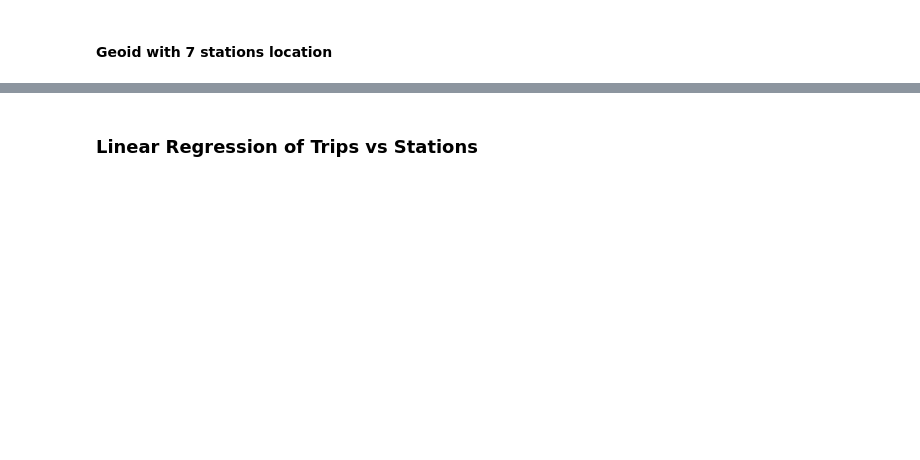
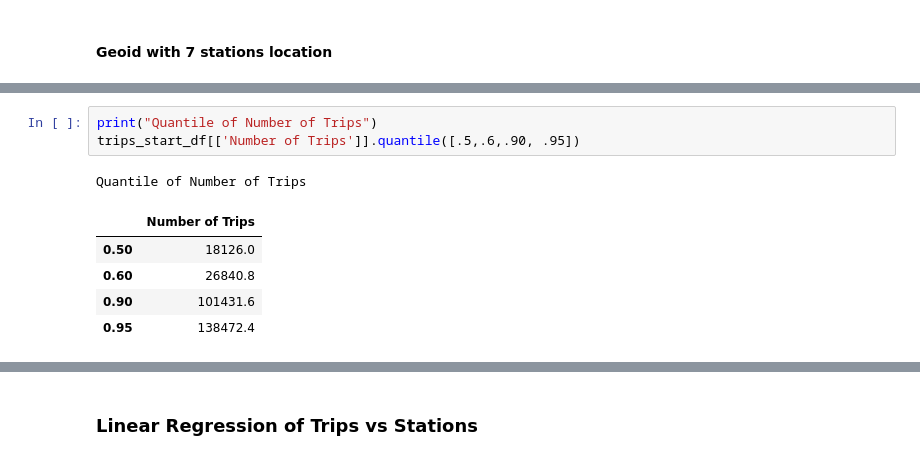
Before and after one commit to shljessie/INFO-2950, a Jupyter notebook: project_phase_submissions/final.ipynb, the cells around one changed output, grey strips where cells are left out. Drawn from its saved outputs; the diff is of its cells as text; blank space fills up the shorter version.

```diff
--- a/project_phase_submissions/final.ipynb
+++ b/project_phase_submissions/final.ipynb
@@ -409,0 +459,10 @@ Therefore, it seems that location plays an important more for geoids that tend t
+# %%
+print("Quantile of Number of Trips")
+trips_start_df[['Number of Trips']].quantile([.5,.6,.90, .95])
+# %% [output]
+Quantile of Number of Trips
+|  | Number of Trips |
+| 0.50 | 18126.0 |
+| 0.60 | 26840.8 |
+| 0.90 | 101431.6 |
+| 0.95 | 138472.4 |
```
Also changed, not shown: parts of 25 cells of this notebook.
